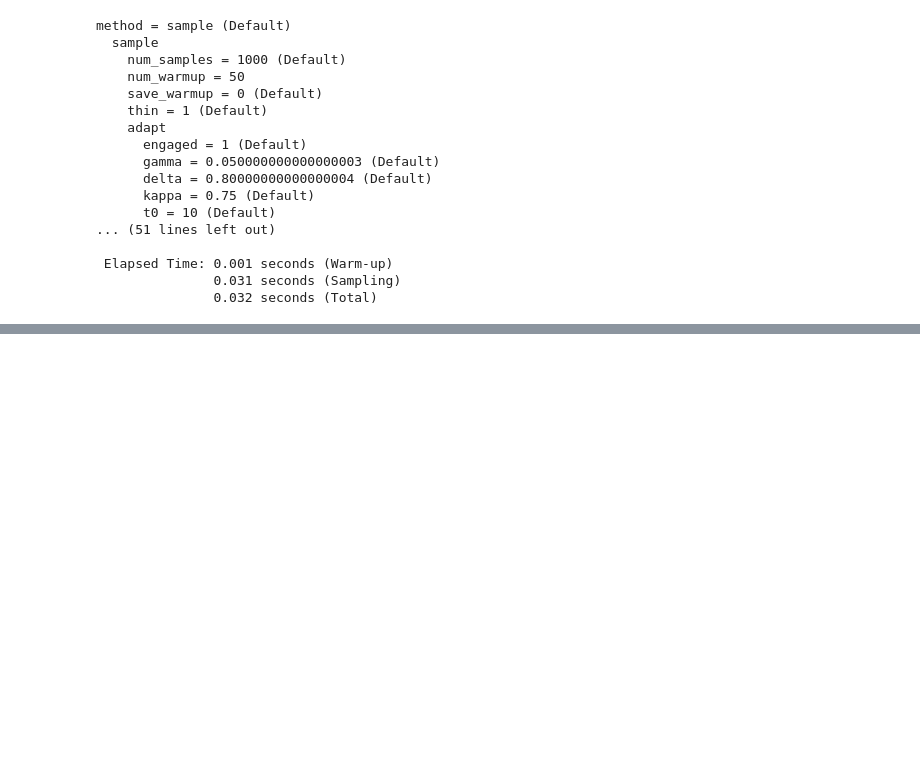
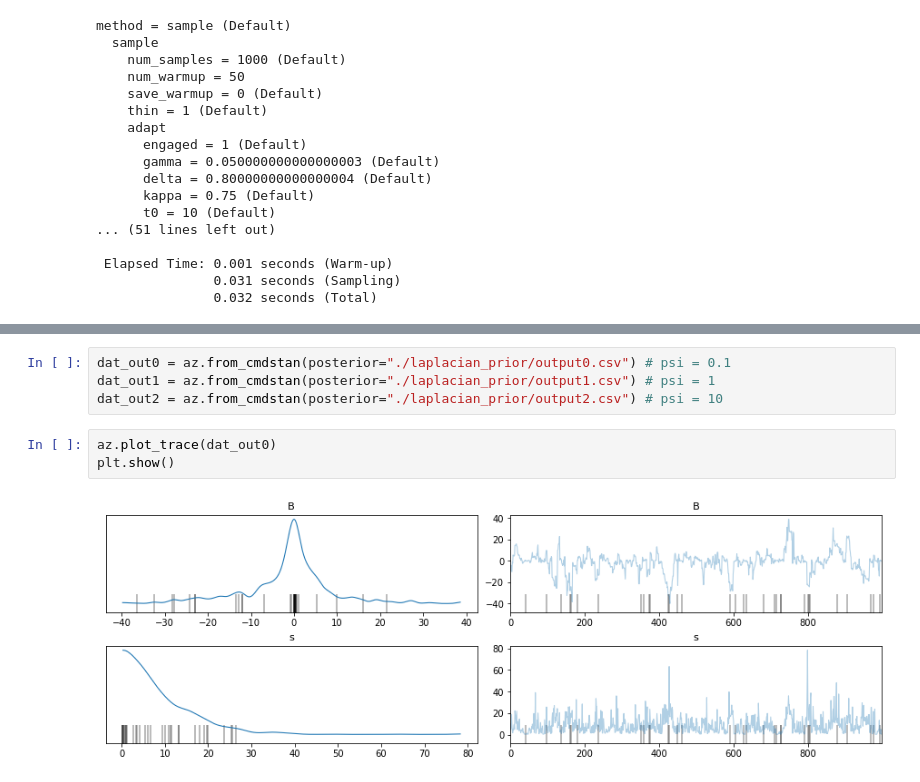
Before and after one commit to clintko/Test_on_HARDAC, a Jupyter notebook: learn_stan/21_regression_laplacian_prior.ipynb, the cells around one changed output, grey strips where cells are left out. Saved outputs shown, nothing was run; the diff lists cells and outputs as text; blank space fills up the shorter version.

```diff
--- a/learn_stan/21_regression_laplacian_prior.ipynb
+++ b/learn_stan/21_regression_laplacian_prior.ipynb
@@ -150,0 +167,9 @@ method = sample (Default)
+# %%
+dat_out0 = az.from_cmdstan(posterior="./laplacian_prior/output0.csv") # psi = 0.1
+dat_out1 = az.from_cmdstan(posterior="./laplacian_prior/output1.csv") # psi = 1
+dat_out2 = az.from_cmdstan(posterior="./laplacian_prior/output2.csv") # psi = 10
+# %%
+az.plot_trace(dat_out0)
+plt.show()
+# %% [output]
+[figure, added]
```
Also changed, not shown: parts of 9 cells of this notebook, 28 other files.
